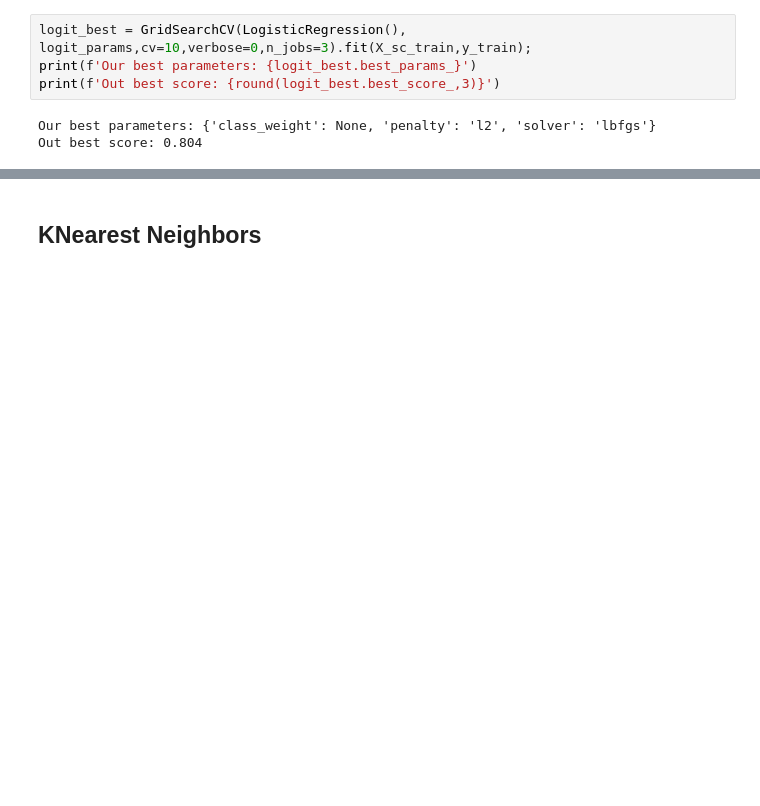
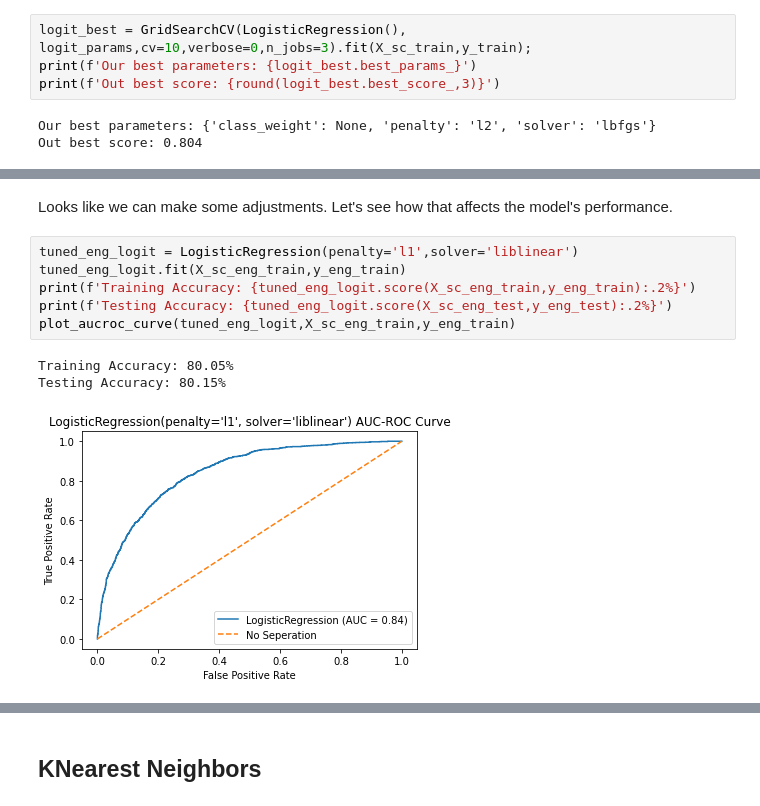
Before and after one commit to MDMHemsley/ChurnPractice, a Jupyter notebook: Modeling.ipynb, the cells around one changed output, grey strips where cells are left out. Cells and saved outputs as stored; diff of their text form; blank space fills up the shorter version.

```diff
--- a/Modeling.ipynb
+++ b/Modeling.ipynb
@@ -154,0 +195,12 @@ NameError: name 'X_eng_sc_train' is not defined
+# %% [markdown]
+Looks like we can make some adjustments. Let's see how that affects the model's performance.
+# %%
+tuned_eng_logit = LogisticRegression(penalty='l1',solver='liblinear')
+tuned_eng_logit.fit(X_sc_eng_train,y_eng_train)
+print(f'Training Accuracy: {tuned_eng_logit.score(X_sc_eng_train,y_eng_train):.2%}')
+print(f'Testing Accuracy: {tuned_eng_logit.score(X_sc_eng_test,y_eng_test):.2%}')
+plot_aucroc_curve(tuned_eng_logit,X_sc_eng_train,y_eng_train)
+# %% [output]
+Training Accuracy: 80.05%
+Testing Accuracy: 80.15%
+[figure, added]
```
Also changed, not shown: parts of 43 cells of this notebook, 11 other files.
